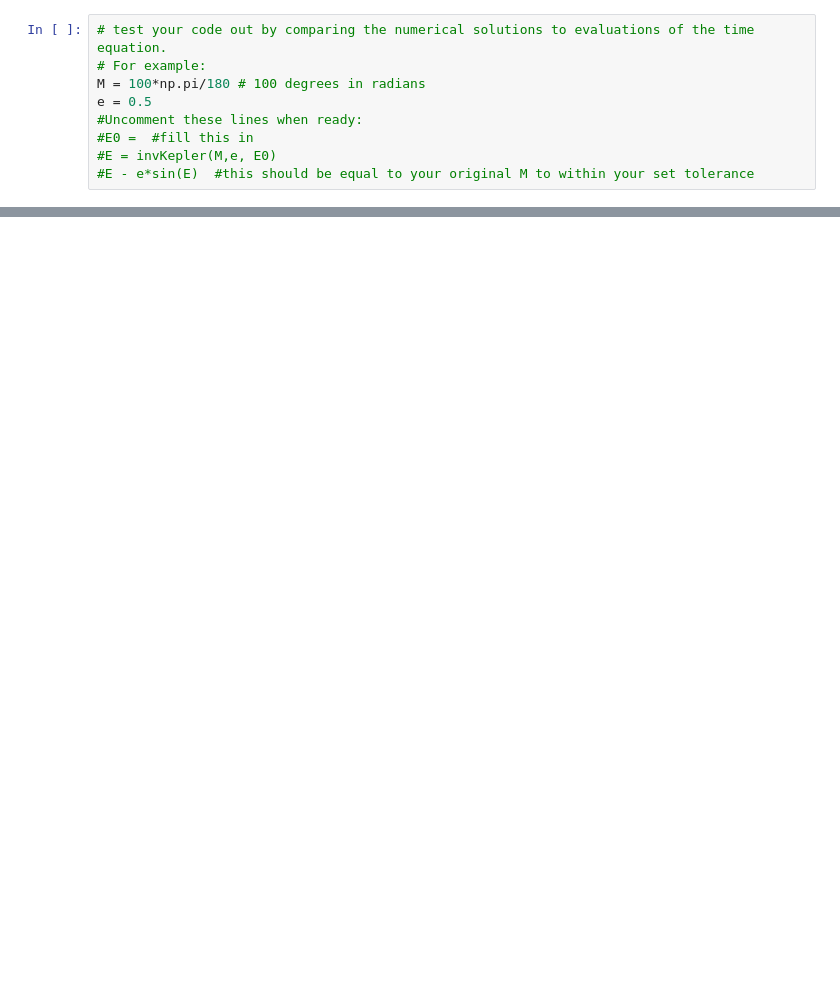
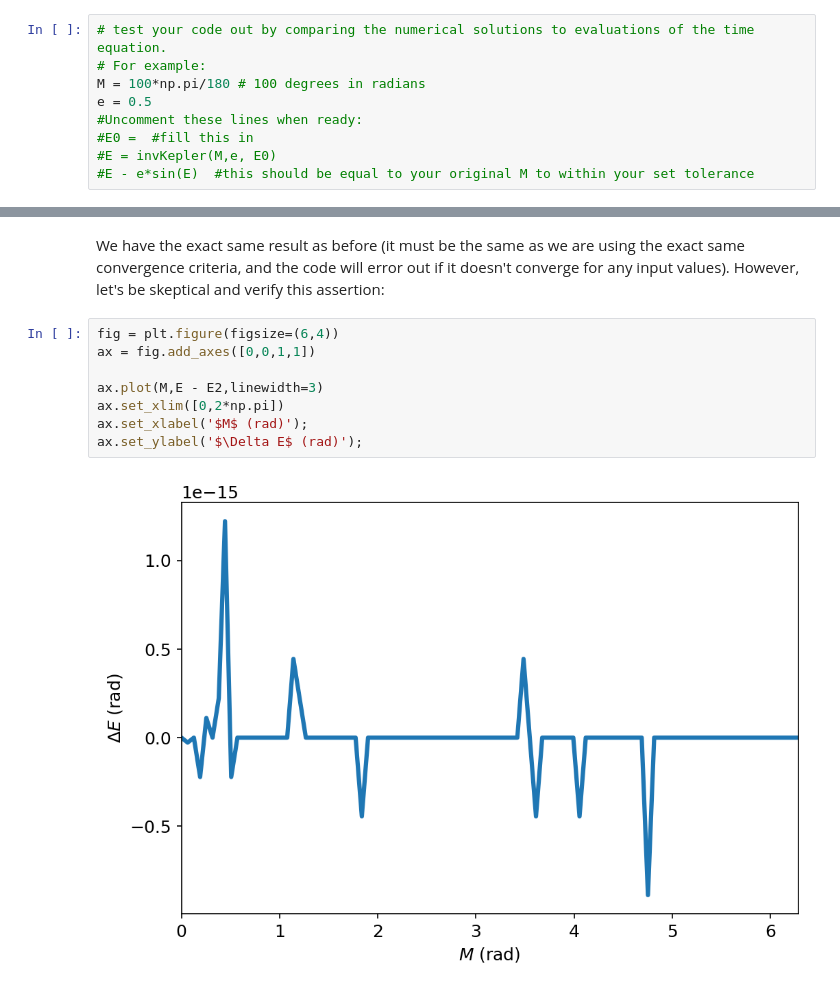
Before and after one commit to dsavransky/astrodynamicsbook, a Jupyter notebook: Notebooks/16-Inverting the Time Equation.ipynb, the cells around one changed output, grey strips where cells are left out. Drawn from its saved outputs; the diff is of its cells as text; blank space fills up the shorter version.

```diff
--- a/Notebooks/16-Inverting the Time Equation.ipynb
+++ b/Notebooks/16-Inverting the Time Equation.ipynb
@@ -311,0 +376,12 @@ e = 0.5
+# %% [markdown]
+We have the exact same result as before (it must be the same as we are using the exact same convergence criteria, and the code will error out if it doesn't converge for any input values).  However, let's be skeptical and verify this assertion:
+# %%
+fig = plt.figure(figsize=(6,4))
+ax = fig.add_axes([0,0,1,1])
+
+ax.plot(M,E - E2,linewidth=3)
+ax.set_xlim([0,2*np.pi])
+ax.set_xlabel('$M$ (rad)');
+ax.set_ylabel('$\Delta E$ (rad)');
+# %% [output]
+[figure, added]
```
Also changed, not shown: parts of 25 cells of this notebook, 14 other files.
